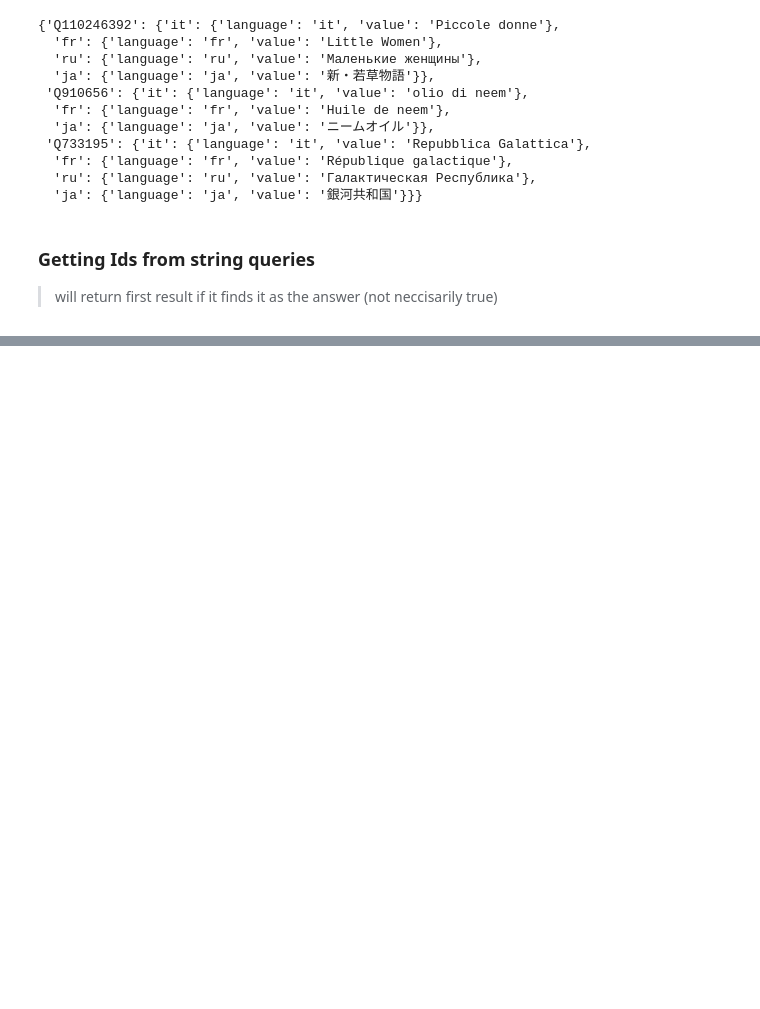
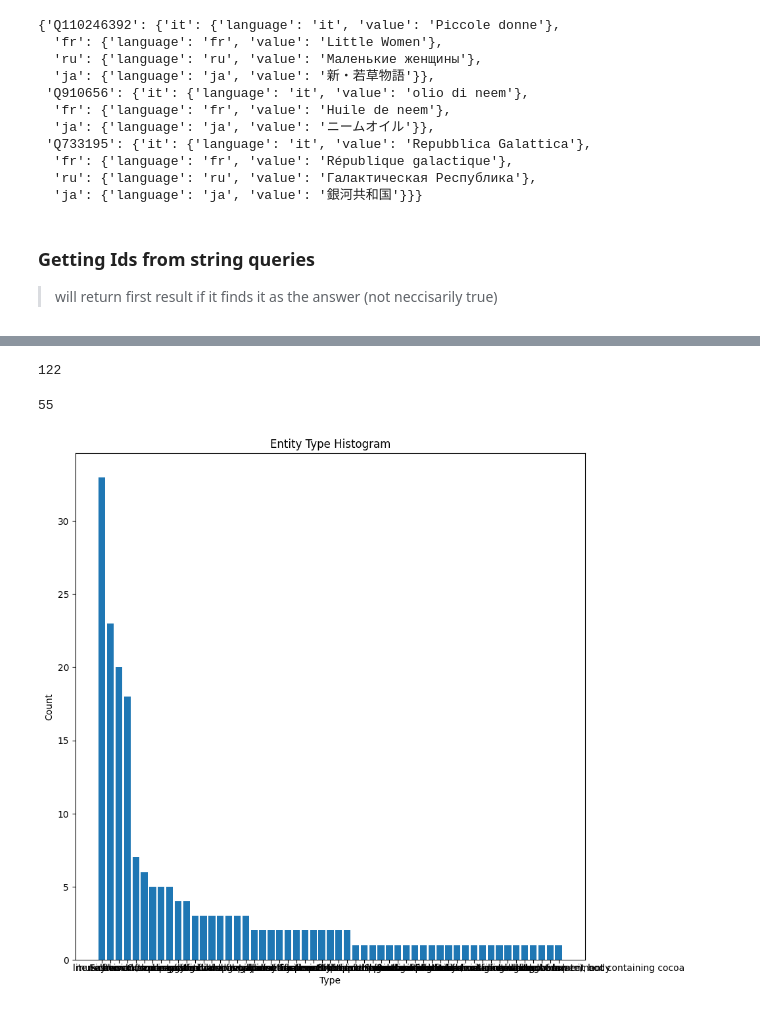
Before and after one commit to CalBlanco/SemEvalTask2, a Jupyter notebook: notebooks/t1.ipynb, the cells around one changed output, grey strips where cells are left out. Saved outputs shown, nothing was run; the diff lists cells and outputs as text; code cells hidden in the pictures; blank space fills up the shorter version.

```diff
--- a/notebooks/t1.ipynb
+++ b/notebooks/t1.ipynb
@@ -133,0 +216,38 @@ query_for_id("Galactic Republic")
+# %%
+len(ts['ent_name'].unique())
+# %% [output]
+122
+# %%
+len(ts['instance_of'].unique())
+# %% [output]
+55
+# %%
+import matplotlib.pyplot as plt
+
+categories = list(a.keys())
+counts = list(a.values())
+
+
+
+fig, ax = plt.subplots(1,1, figsize=(10,10))
+
+# Create a histogram (bar plot)
+x = []
+y = []
+for n,c in a.most_common():
+    x.append(n)
+    y.append(c)
+ax.bar(x,y)
+
+
+# Add labels and title
+ax.set_xlabel('Type')
+ax.set_ylabel('Count')
+ax.tick_params('x', pad=0.5)
+
+plt.title('Entity Type Histogram')
+
+# Show the plot
+plt.show()
+# %% [output]
+[figure, added]
```
Also changed, not shown: parts of 13 cells of this notebook, 6 other files.
